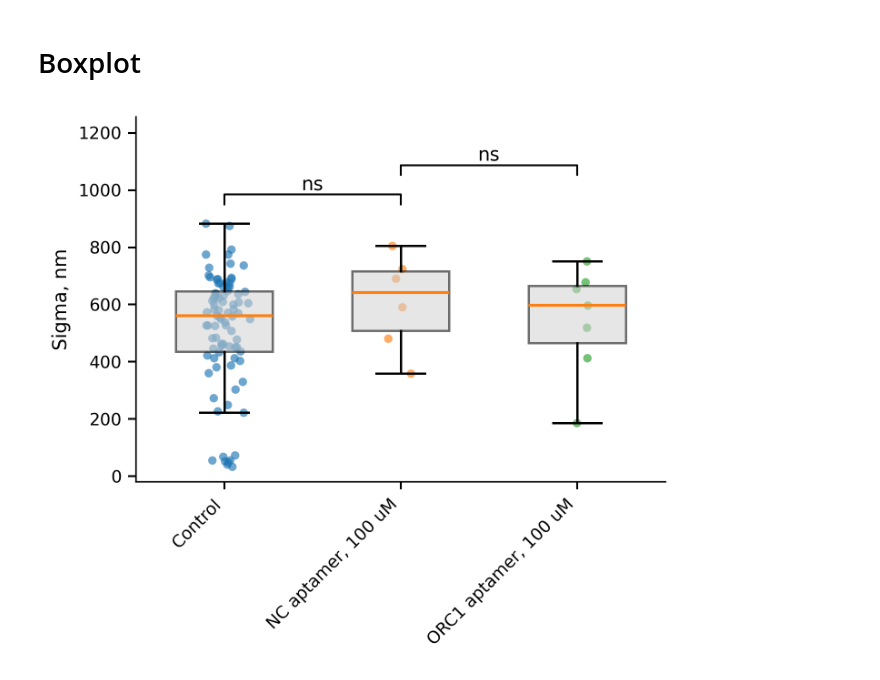
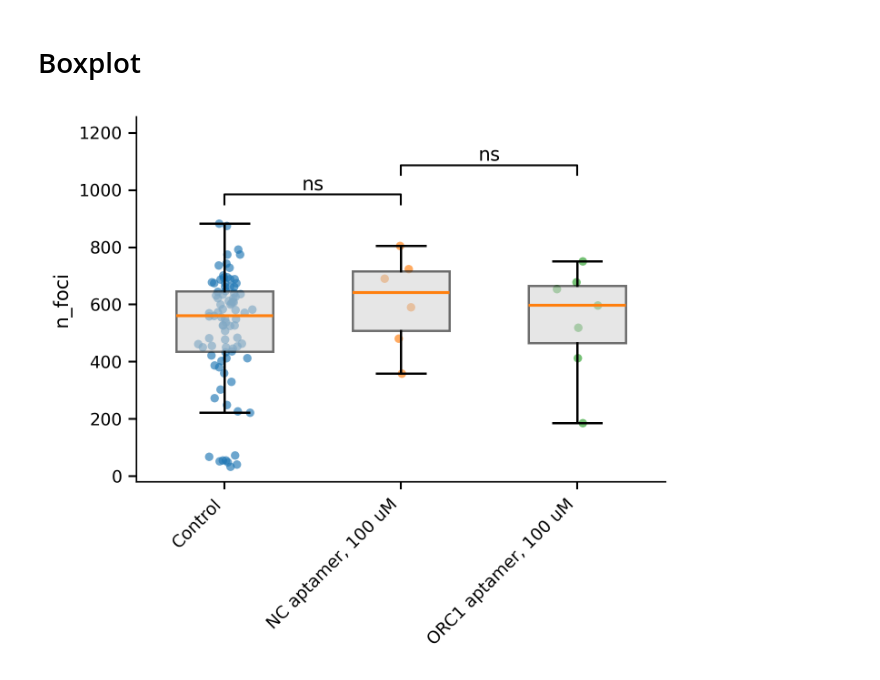
Before and after one commit to Lopatushka/LLPS, a Jupyter notebook: Foci/custom_graphs.ipynb, the cells around one changed output. Cells and saved outputs as stored; diff of their text form; code cells hidden in the pictures.

```diff
--- a/Foci/custom_graphs.ipynb
+++ b/Foci/custom_graphs.ipynb
@@ -298,27 +308,25 @@ print(mw)
 # %%
 plot_name = var_name
 stat_pairs = [
     (1, 2, 0.245104),
     (2, 3, 0.628205),
 ]
 
-output_dir = "/mnt/c/users/elopatukhin/Desktop/all_WT"
-
 image = beautiful_boxplot(
     df_list = selected,
     labels = ["Control", "NC aptamer, 100 uM", "ORC1 aptamer, 100 uM"],
-    ylabel="Sigma, nm",
+    ylabel=var_name,
     xlabel=None,
     title=None,
     log_scale=False,
     colors=None,         # list of colors per box (optional)
     dot_size=20,
     jitter=0.06,
     figsize=(4.8, 4.2),
     dpi=300,
     show=True,
     stat_pairs=stat_pairs,
     save_path = output_dir + f"/{plot_name}.png"
 );
 # %% [output]
-[figure, old version]
+[figure, new version]
```
Also changed, not shown: parts of 4 cells of this notebook.
